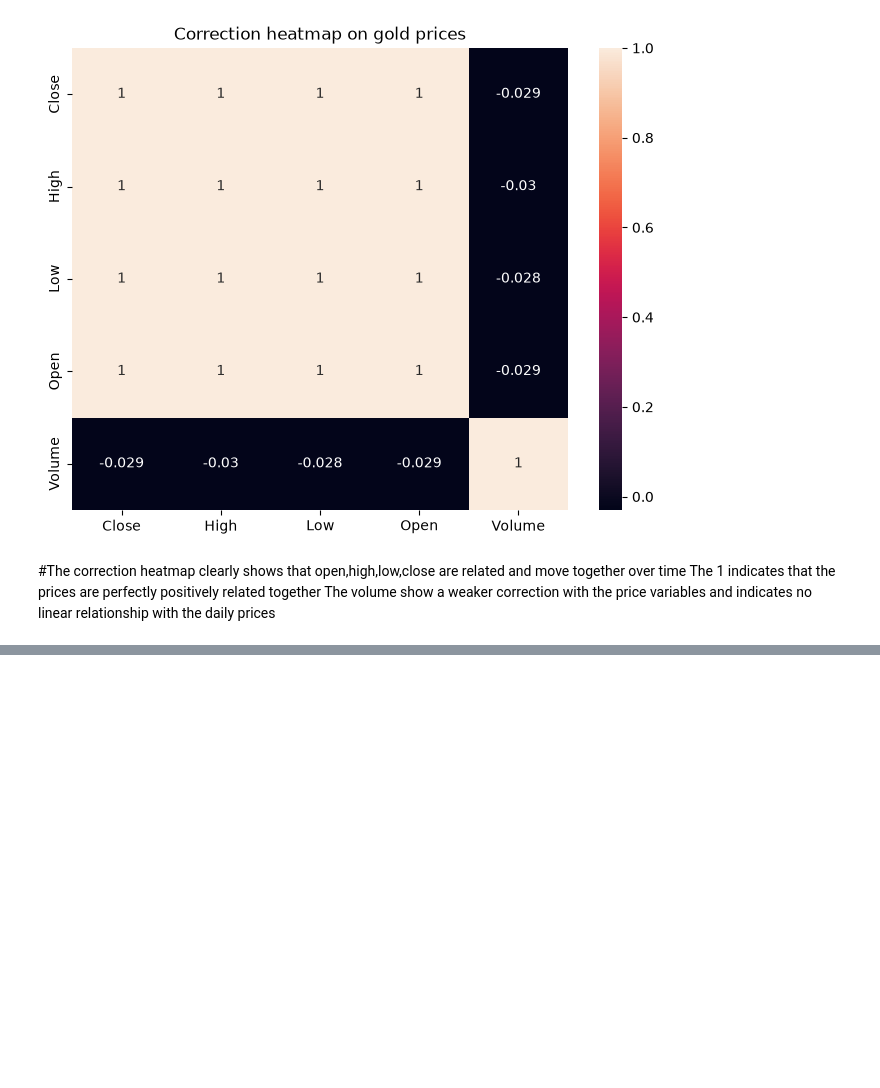
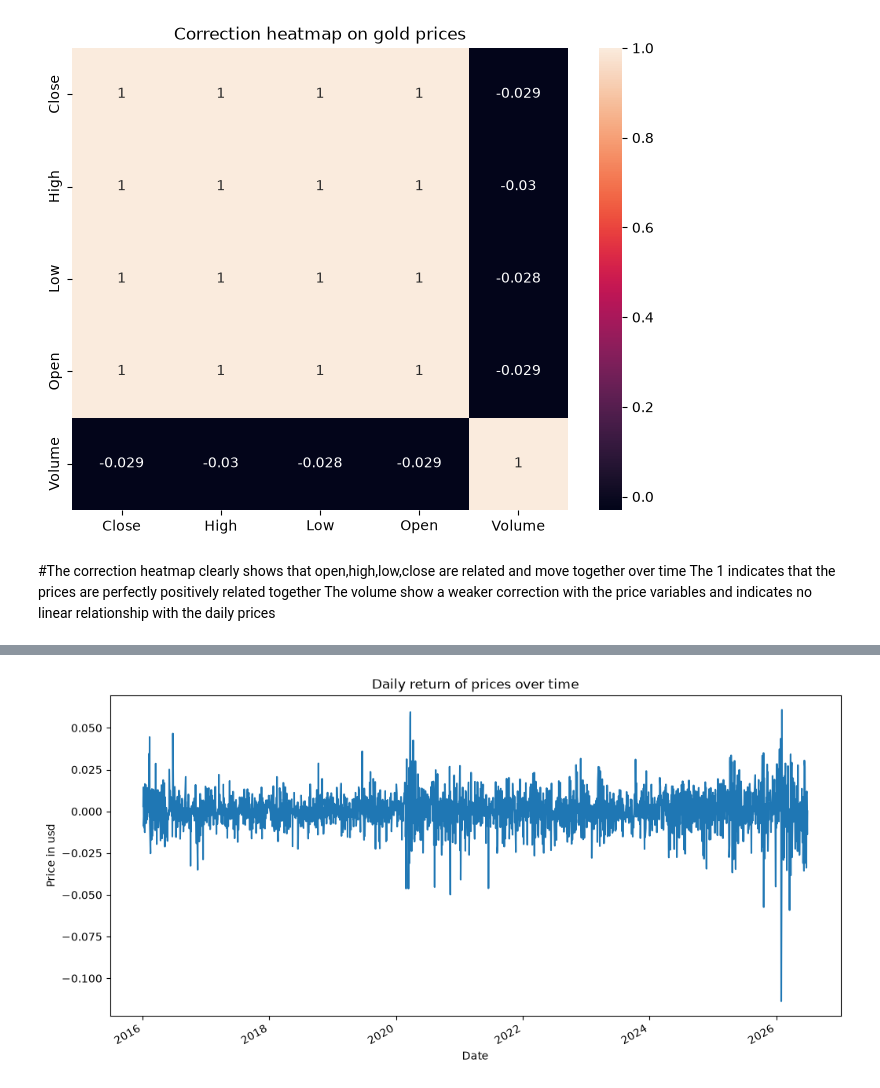
Before and after one commit to Kimu-koech/gold-price-analysis, a Jupyter notebook: gold-price-analysis/notebooks/gold_prices_analysis.ipynb, the cells around one changed output, grey strips where cells are left out. Saved outputs shown, nothing was run; the diff lists cells and outputs as text; code cells hidden in the pictures; blank space fills up the shorter version.

```diff
--- a/gold-price-analysis/notebooks/gold_prices_analysis.ipynb
+++ b/gold-price-analysis/notebooks/gold_prices_analysis.ipynb
@@ -178,0 +208,11 @@ The volume show a weaker correction with the price variables and indicates no li
+# %%
+df["Daily_return"]=df["Close"].pct_change()
+df[["Close","Daily_return"]].head(5)
+plt.figure(figsize=(12,6))
+df["Daily_return"].plot()
+plt.title(" Daily return of prices over time ")
+plt.ylabel("Price in usd")
+plt.xlabel("Date")
+plt.show()
+# %% [output]
+[figure, added]
```
Also changed, not shown: parts of 3 cells of this notebook, 2 other files.
